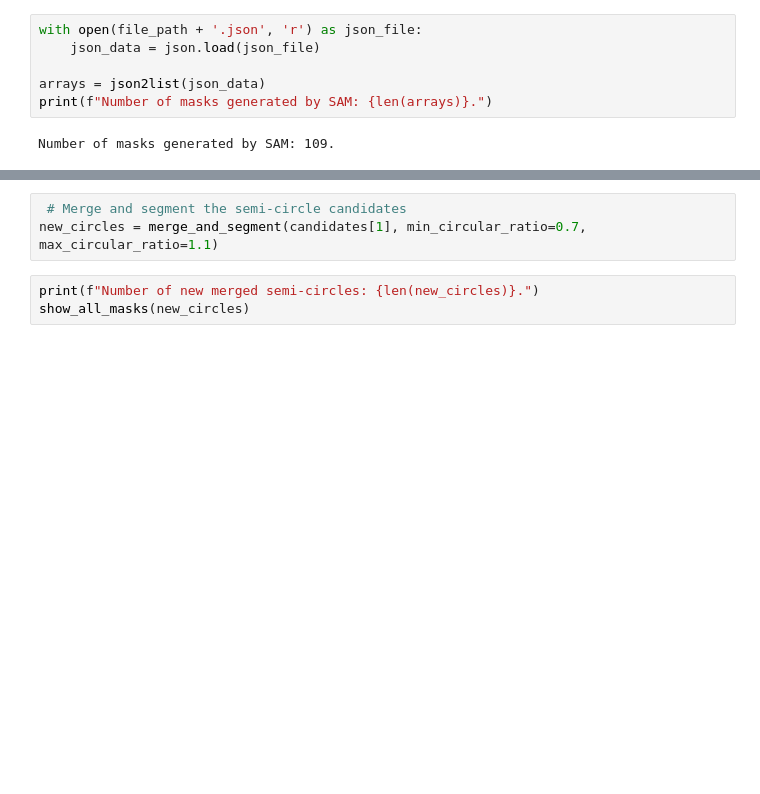
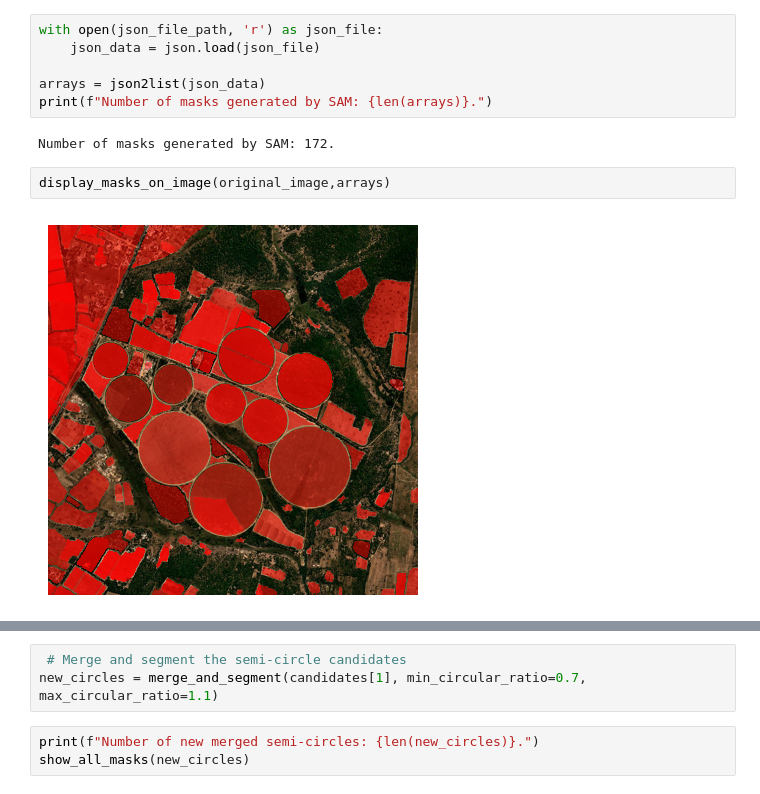
Before and after one commit to IsaacWhooo/segment-anything, a Jupyter notebook: cp_detection/utils/tests.ipynb, the cells around one changed output, grey strips where cells are left out. Drawn from its saved outputs; the diff is of its cells as text; blank space fills up the shorter version.

```diff
--- a/cp_detection/utils/tests.ipynb
+++ b/cp_detection/utils/tests.ipynb
@@ -62,11 +14,15 @@ original_image = Image.open(file_path + '.jpg')
 # %%
-with open(file_path + '.json', 'r') as json_file:
+with open(json_file_path, 'r') as json_file:
     json_data = json.load(json_file)
 
 arrays = json2list(json_data)
 print(f"Number of masks generated by SAM: {len(arrays)}.")
 # %% [output]
-Number of masks generated by SAM: 109.
+Number of masks generated by SAM: 172.
+# %%
+display_masks_on_image(original_image,arrays)
+# %% [output]
+[figure, added]
 # %%
  # Initialize a list to store the candidates
 candidates = [[], []]
```
Also changed, not shown: parts of 12 cells of this notebook, 22 other files.
